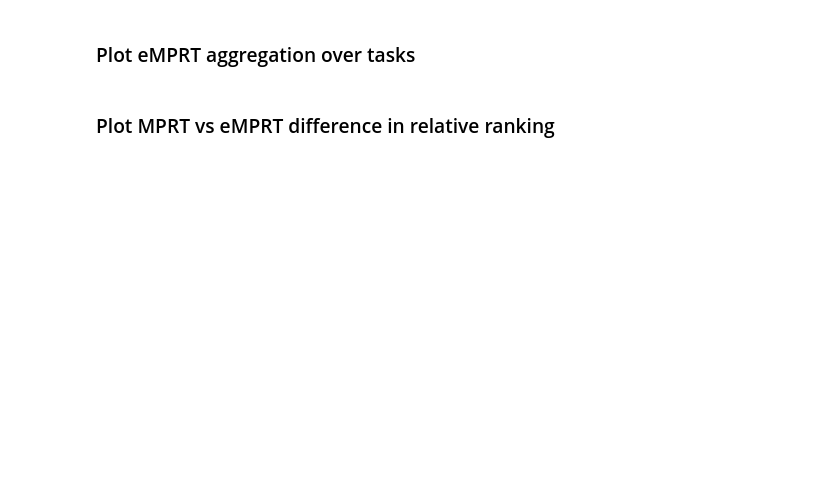
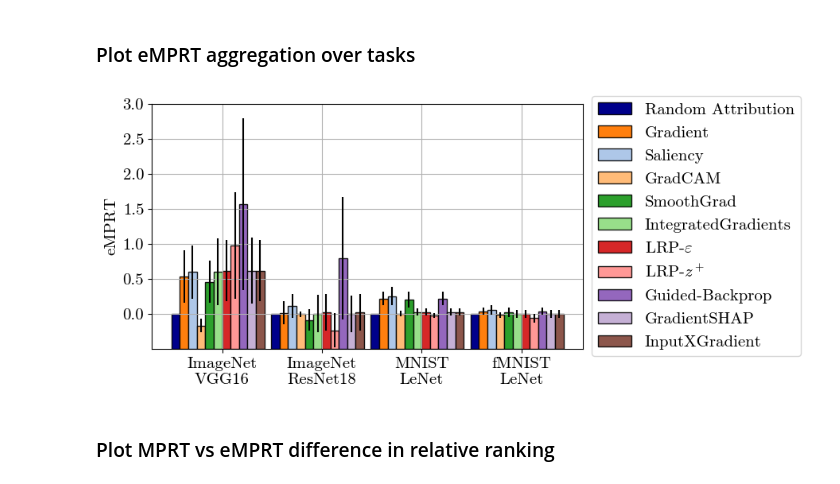
Before and after one commit to annahedstroem/sanity-checks-revisited, a Jupyter notebook: nbs/Tutorial-MPRT-vs-SmoothMPRT-vs-EfficientMPRT-Benchmarking.ipynb, the cells around one changed output. Cells and saved outputs as stored; diff of their text form; code cells hidden in the pictures; blank space fills up the shorter version.

```diff
--- a/nbs/Tutorial-MPRT-vs-SmoothMPRT-vs-EfficientMPRT-Benchmarking.ipynb
+++ b/nbs/Tutorial-MPRT-vs-SmoothMPRT-vs-EfficientMPRT-Benchmarking.ipynb
@@ -283,48 +318,65 @@ plot_curves(path_results, metric_name="MPRT")
 # %% [markdown]
 ### Plot eMPRT aggregation over tasks
 # %%
+
 # Load eMPRT data.
-with open(path_results+f"eMPRT_curves_scores.pickle", 'rb') as f:
+with open(path_results + f"eMPRT_curves_scores.pickle", "rb") as f:
     scores_emprt = pickle.load(f)
 
 # Restructure data.
 scores_df = {}
 for meta_name, meta_data in datasets.items():
     scores_df[meta_name] = {}
     for xai_method in xai_methods:
         emprt_scores = scores_emprt[meta_name][xai_method]["rate_of_change_scores"]
-        scores_df[meta_name][xai_method] = f"{np.mean(emprt_scores):.3f} $\pm$ {np.std(emprt_scores):.3f}"
+        scores_df[meta_name][
+            xai_method
+        ] = f"{np.mean(emprt_scores):.3f} $\pm$ {np.std(emprt_scores):.3f}"
 
 # Get the rankings.
 df_ranking = pd.DataFrame(scores_df)
-df_ranking = df_ranking[['ImageNet_VGG16', 'ImageNet_ResNet18', 'MNIST_LeNet', 'fMNIST_LeNet']]
-means = df_ranking.applymap(lambda x: float(x.split(' $\\pm$ ')[0]))
-stds = df_ranking.applymap(lambda x: float(x.split(' $\\pm$ ')[1]))
+df_ranking = df_ranking[
+    ["ImageNet_VGG16", "ImageNet_ResNet18", "MNIST_LeNet", "fMNIST_LeNet"]
+]
+means = df_ranking.applymap(lambda x: float(x.split(" $\\pm$ ")[0]))
+stds = df_ranking.applymap(lambda x: float(x.split(" $\\pm$ ")[1]))
 
 # Configs.
 num_methods = len(df_ranking.index)
 bar_width = 0.085
 r = np.arange(len(df_ranking.columns))
 bottom = 0.5
 
 # Plot bar!
 fig, axs = plt.subplots(1, 1, figsize=(7, 4))
 
 for idx, method in enumerate(df_ranking.index):
-    plt.bar(r + idx * bar_width, means.loc[method]+bottom, width=bar_width,
-            color=COLOR_MAP[method], edgecolor=(0, 0, 0, 0.9), label=LABEL_MAP[method],  yerr=stds.loc[method])#, alpha=0.9) #hatch=hatches
+    plt.bar(
+        r + idx * bar_width,
+        means.loc[method] + bottom,
+        width=bar_width,
+        color=COLOR_MAP[method],
+        edgecolor=(0, 0, 0, 0.9),
+        label=LABEL_MAP[method],
+        yerr=stds.loc[method],
+    )  # , alpha=0.9) #hatch=hatches
 
 y_labels = [0, 0.5, 1.0, 1.5, 2.0, 2.5, 3.0]
-plt.yticks(ticks=[l+bottom for l in y_labels], labels=np.array(y_labels).astype(str))
+plt.yticks(ticks=[l + bottom for l in y_labels], labels=np.array(y_labels).astype(str))
 x_labels = [f'{c.split("_")[0]}\n{c.split("_")[1]}' for c in df_ranking.columns]
-plt.xticks([r + bar_width * (num_methods / 2) for r in range(len(df_ranking.columns))], x_labels)
-#plt.ylim(0, 3.7)
-plt.ylabel('eMPRT')
-plt.legend(loc='center left', bbox_to_anchor=(1, 0.5))
+plt.xticks(
+    [r + bar_width * (num_methods / 2) for r in range(len(df_ranking.columns))],
+    x_labels,
+)
+# plt.ylim(0, 3.7)
+plt.ylabel("eMPRT")
+plt.legend(loc="center left", bbox_to_anchor=(1, 0.5))
 plt.grid()
-plt.savefig(path_results+f"plots/eMPRT_benchmarking.svg")
-plt.savefig(path_results+f"plots/eMPRT_benchmarking.pdf")
+plt.savefig(path_results + f"plots/eMPRT_benchmarking.svg")
+plt.savefig(path_results + f"plots/eMPRT_benchmarking.pdf")
 plt.show()
+# %% [output]
+[figure, added]
 # %% [markdown]
 ### Plot MPRT vs eMPRT difference in relative ranking
 # %%
```
Also changed, not shown: parts of 21 cells of this notebook, 4 other files.
